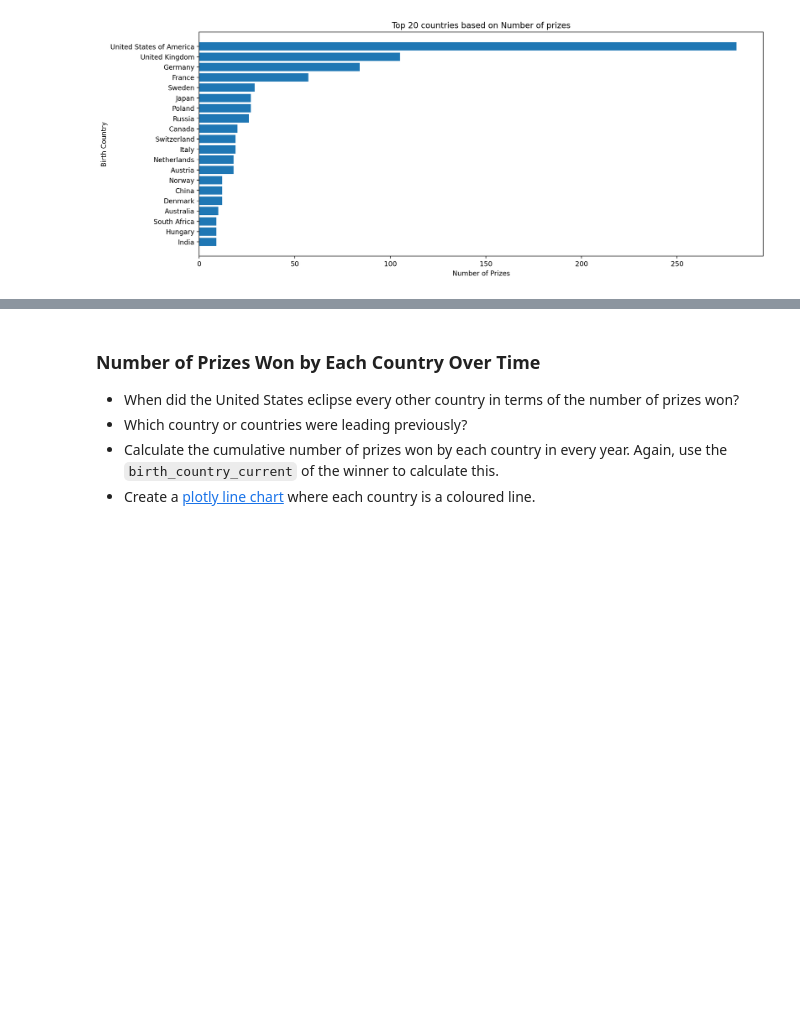
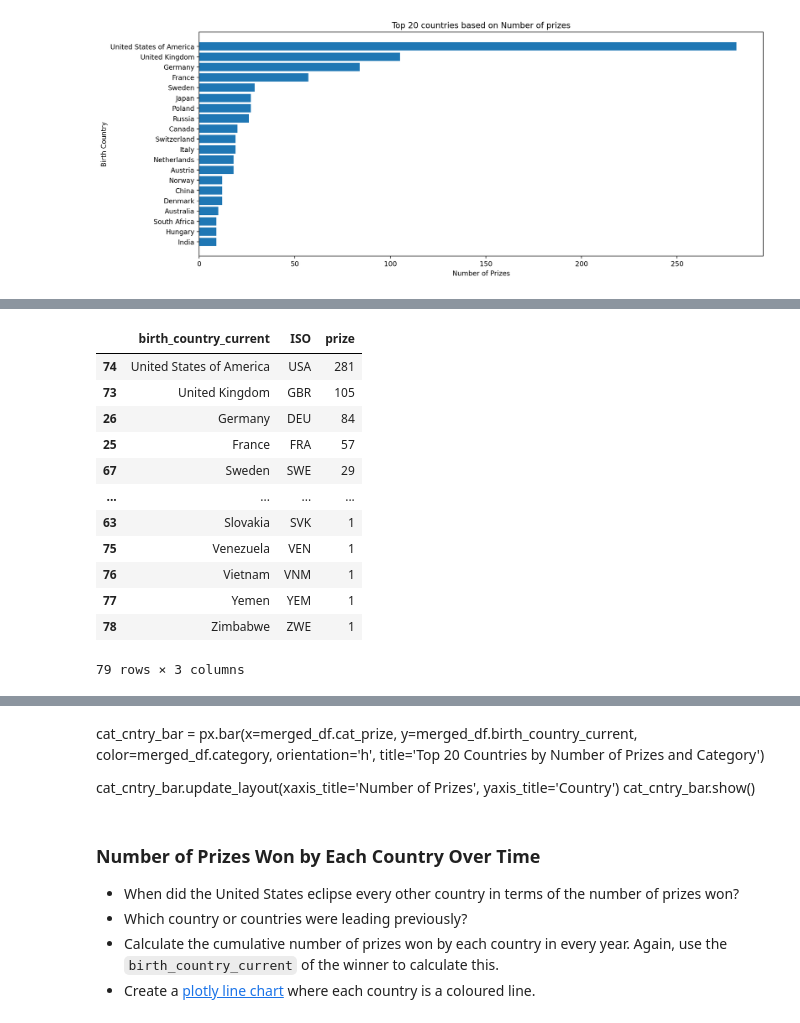
Before and after one commit to anandachanta19/100DaysOfCode, a Jupyter notebook: Nobel Prize Analysis/Nobel_Prize_Analysis_(start).ipynb, the cells around one changed output, grey strips where cells are left out. Saved outputs shown, nothing was run; the diff lists cells and outputs as text; code cells hidden in the pictures; blank space fills up the shorter version.

```diff
--- a/Nobel Prize Analysis/Nobel_Prize_Analysis_(start).ipynb
+++ b/Nobel Prize Analysis/Nobel_Prize_Analysis_(start).ipynb
@@ -399,3 +399,21 @@ h_bar.show()
 * Experiment with [plotly's available colours](https://plotly.com/python/builtin-colorscales/). I quite like the sequential colour `matter` on this map.
 
 Hint: You'll need to use a 3 letter country code for each country.
+# %%
+df_countries = df_data.groupby(['birth_country_current', 'ISO'],
+                               as_index=False).agg({'prize': pd.Series.count})
+df_countries.sort_values('prize', ascending=False)
+# %% [output]
+|  | birth_country_current | ISO | prize |
+| 74 | United States of America | USA | 281 |
+| 73 | United Kingdom | GBR | 105 |
+| 26 | Germany | DEU | 84 |
+| 25 | France | FRA | 57 |
+| 67 | Sweden | SWE | 29 |
+| ... | ... | ... | ... |
+| 63 | Slovakia | SVK | 1 |
+| 75 | Venezuela | VEN | 1 |
+| 76 | Vietnam | VNM | 1 |
+| 77 | Yemen | YEM | 1 |
+| 78 | Zimbabwe | ZWE | 1 |
+79 rows × 3 columns
@@ -423,3 +458,13 @@ The hard part is preparing the data for this chart!
+# %% [markdown]
+cat_cntry_bar = px.bar(x=merged_df.cat_prize,
+                       y=merged_df.birth_country_current,
+                       color=merged_df.category,
+                       orientation='h',
+                       title='Top 20 Countries by Number of Prizes and Category')
+
+cat_cntry_bar.update_layout(xaxis_title='Number of Prizes',
+                            yaxis_title='Country')
+cat_cntry_bar.show()
 # %% [markdown]
 ### Number of Prizes Won by Each Country Over Time
 
```
Also changed, not shown: parts of 4 cells of this notebook.
